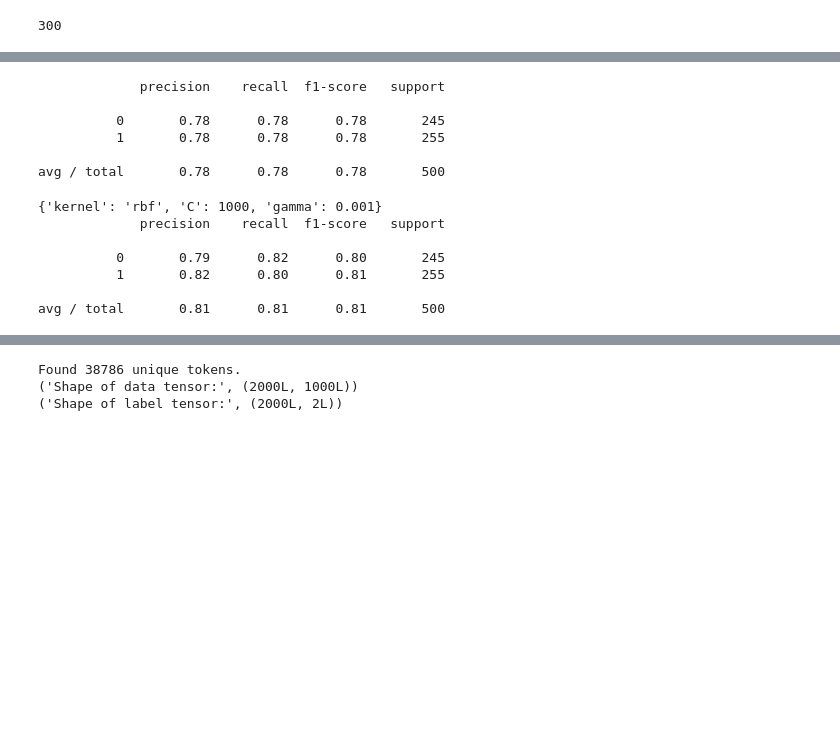
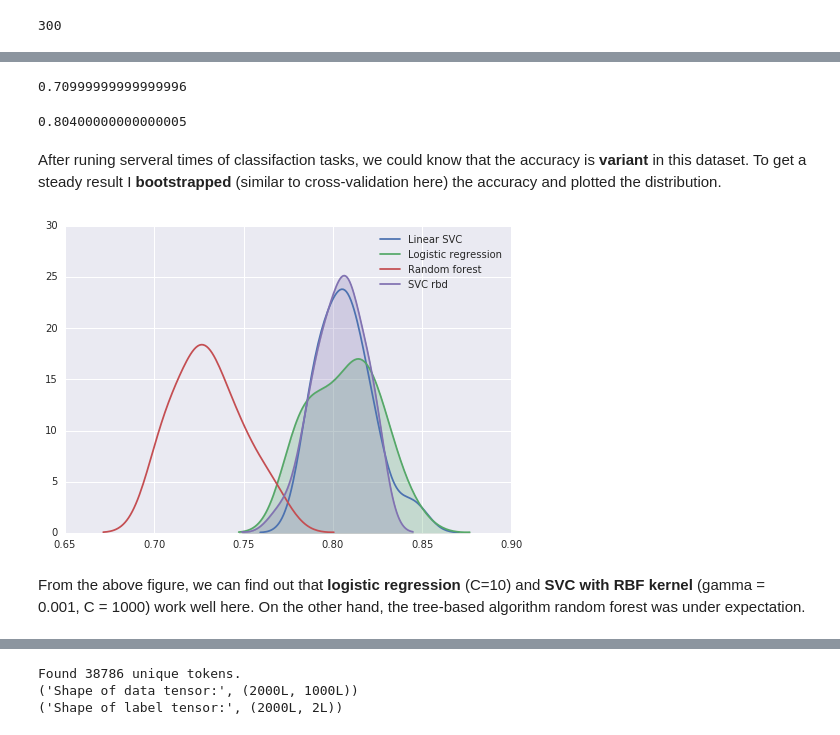
Before and after one commit to thtang/ISA-NLP-Lab, a Jupyter notebook: Word2Vec/lab8_word2vec.ipynb, the cells around one changed output, grey strips where cells are left out. Drawn from its saved outputs; the diff is of its cells as text; code cells hidden in the pictures; blank space fills up the shorter version.

```diff
--- a/Word2Vec/lab8_word2vec.ipynb
+++ b/Word2Vec/lab8_word2vec.ipynb
@@ -559,8 +552,10 @@ len(embeddings_index["verplank"])
 # %% [output]
 300
 # %%
+import nltk
 average_doc2vec_glove = []
 documents = dataset.data
+word_bag = []
 documents_cleaned = [clean_text(doc) for doc in documents]
 emb_index = embeddings_index.keys()
 for article in documents_cleaned:
@@ -568,6 +563,7 @@ for article in documents_cleaned:
     for word in article.split():
         try:
             article_vector.append(embeddings_index[word])
+            word_bag.append(word)
         except:
             pass
-    average_doc2vec_glove.append(np.array(article_vector).mean(axis = 0))
+    average_doc2vec_glove.append(np.median(np.array(article_vector),axis = 0))
@@ -611,28 +639,48 @@ avg / total       0.82      0.82      0.82       500
 # %%
-rf = RandomForestClassifier(n_estimators= 100,max_depth=9)
-rf.fit(X = X_train, y=y_train)
-y_pred = rf.predict(X=X_test)
-print(classification_report(y_test, y_pred))
+def rf(X,y):
+    X_train, X_test, y_train, y_test = train_test_split(X, y, test_size=0.25, random_state=None)
+    rf = RandomForestClassifier(n_estimators= 100,max_features = 100)
+    rf.fit(X = X_train, y=y_train)
+    y_pred = rf.predict(X=X_test)
+    return accuracy_score(y_test, y_pred)
+rf(X,y)
 # %% [output]
-             precision    recall  f1-score   support
-
-          0       0.78      0.78      0.78       245
-          1       0.78      0.78      0.78       255
-
-avg / total       0.78      0.78      0.78       500
+0.70999999999999996
 # %%
-parameters = {'C': [1, 10, 100, 1000], 'gamma': [0.001, 0.0001], 'kernel': ['rbf']}
-rbf_svc = SVC()
-gs_clf = GridSearchCV(rbf_svc, parameters, n_jobs=-1)
-gs_clf = gs_clf.fit(X = X_train, y=y_train)
-print gs_clf.best_params_
-y_pred = gs_clf.predict(X=X_test)
-print(classification_report(y_test, y_pred))
+def gs_SVC_rbf(X,y,propotion = 0.25):
+    X_train, X_test, y_train, y_test = train_test_split(X, y, test_size=0.25, random_state=None)
+    parameters = {'C': [1, 10, 100, 1000], 'gamma': [0.001, 0.0001], 'kernel': ['rbf']}
+    rbf_svc = SVC()
+    gs_clf = GridSearchCV(rbf_svc, parameters, n_jobs=-1)
+    gs_clf = gs_clf.fit(X = X_train, y=y_train)
+    y_pred = gs_clf.predict(X=X_test)
+    return accuracy_score(y_test, y_pred)
+gs_SVC_rbf(X,y)
 # %% [output]
-{'kernel': 'rbf', 'C': 1000, 'gamma': 0.001}
-             precision    recall  f1-score   support
-
-          0       0.79      0.82      0.80       245
-          1       0.82      0.80      0.81       255
-
-avg / total       0.81      0.81      0.81       500
+0.80400000000000005
+# %% [markdown]
+After runing serveral times of classifaction tasks, we could know that the accuracy is **variant** in this dataset. To get a steady result I **bootstrapped** (similar to cross-validation here) the accuracy and plotted the distribution.
+# %%
+def repeat(clf,X,y , n):
+    accuracy_list = []
+    for i in range(n):
+        acc = clf(X,y)
+        accuracy_list.append(acc)
+    return accuracy_list
+# %%
+LinSVC_acc = repeat(LinSVC,X,y,30)
+Logist_acc = repeat(Logist,X,y,30)
+rf_acc = repeat(rf,X,y,30)
+gs_SVC_rbf_acc = repeat(gs_SVC_rbf,X,y,30)
+# %%
+import seaborn as sns
+sns.kdeplot(np.array(LinSVC_acc),label = "Linear SVC")
+sns.kdeplot(np.array(Logist_acc), label = "Logistic regression",shade=True)
+sns.kdeplot(np.array(rf_acc), label = "Random forest")
+sns.kdeplot(np.array(gs_SVC_rbf_acc),label = "SVC rbd",shade=True)
+plt.legend()
+plt.show()
+# %% [output]
+[figure, added]
+# %% [markdown]
+From the above figure, we can find out that **logistic regression** (C=10) and **SVC with RBF kernel** (gamma = 0.001, C = 1000) work well here. On the other hand, the tree-based algorithm random forest was under expectation.
```
Also changed, not shown: parts of 18 cells of this notebook.
